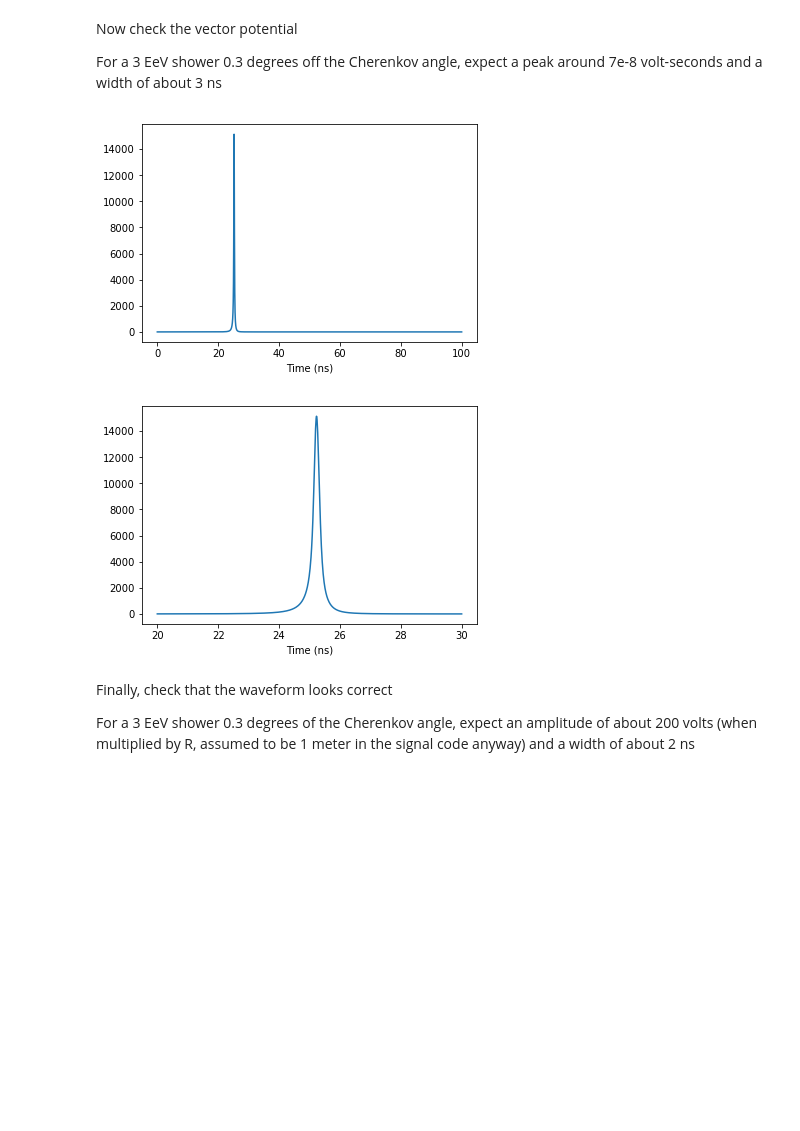
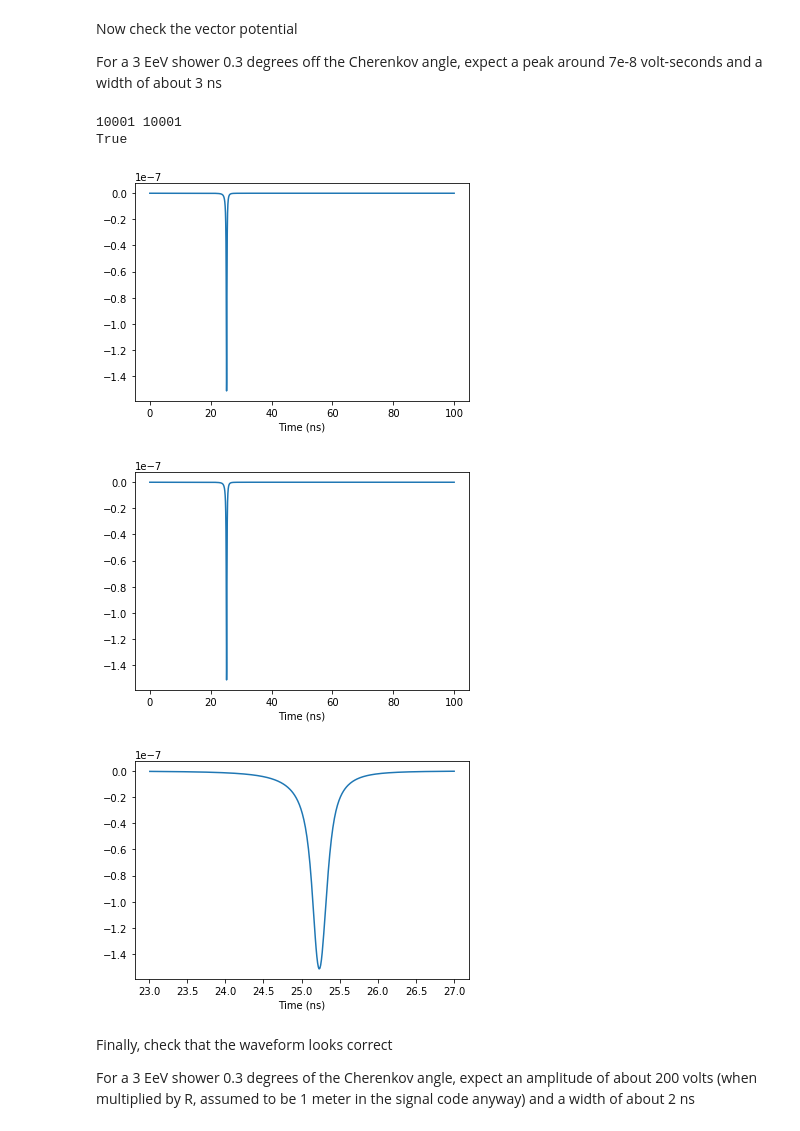
Before and after one commit to bhokansonfasig/pyrex, a Jupyter notebook: Visual Tests.ipynb, the cells around one changed output. Cells and saved outputs as stored; diff of their text form; code cells hidden in the pictures; blank space fills up the shorter version.

Commit message:
Added vector_potential property back to FastAskaryanPulse Confirmed that it works properly as well

```diff
--- a/Visual Tests.ipynb
+++ b/Visual Tests.ipynb
@@ -181,11 +195,14 @@ Now check the vector potential
 
 For a 3 EeV shower 0.3 degrees off the Cherenkov angle, expect a peak around 7e-8 volt-seconds and a width of about 3 ns
 # %%
-plot_sig(ask, alternate_values=ask.vec_pot)
-plot_sig(ask, alternate_values=ask.vec_pot, zoom=[20e-9,30e-9])
+plot_sig(ask, alternate_values=ask.vector_potential)
+plot_sig(ask, alternate_values=ask.vector_potential, zoom=[23e-9,27e-9])
 # %% [output]
+10001 10001
+True
-[figure, old version]
+[figure, new version]
-[figure, old version]
+[figure, new version]
+[figure, added]
 # %% [markdown]
 Finally, check that the waveform looks correct
 
```
Also changed, not shown: parts of 9 cells of this notebook, 1 other file.
